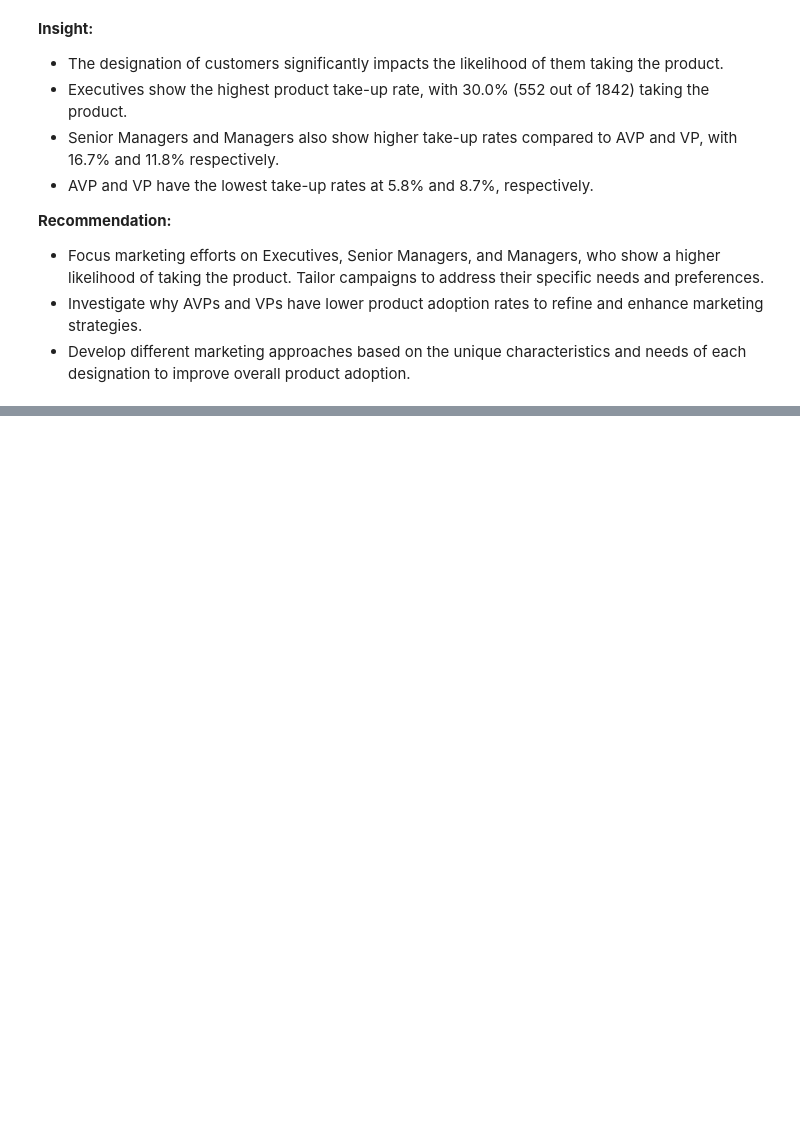
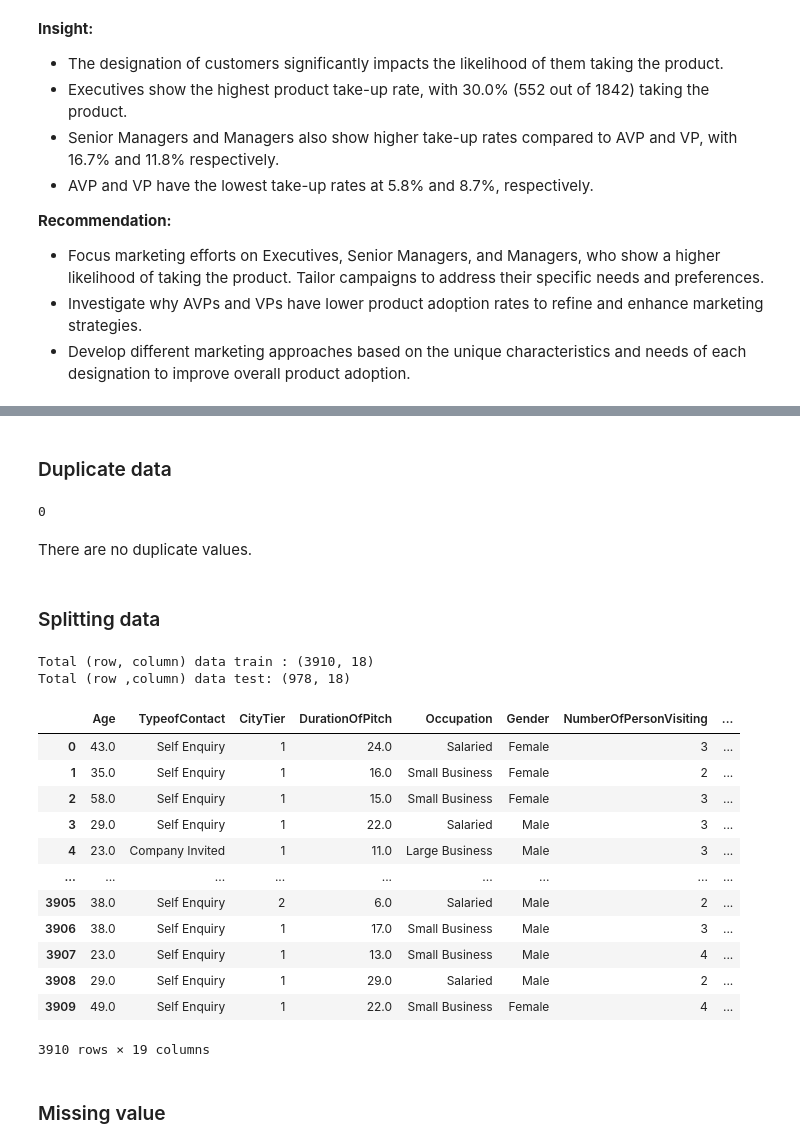
Before and after one commit to kevinusmayadhy/Holiday-Package-Prediction, a Jupyter notebook: Code.ipynb, the cells around one changed output, grey strips where cells are left out. Drawn from its saved outputs; the diff is of its cells as text; code cells hidden in the pictures; blank space fills up the shorter version.

```diff
--- a/Code.ipynb
+++ b/Code.ipynb
@@ -544,0 +553,44 @@ plt.show()
+# %% [markdown]
+### Duplicate data
+# %%
+df.duplicated().sum()
+# %% [output]
+0
+# %% [markdown]
+There are no duplicate values.
+# %% [markdown]
+### Splitting data
+# %%
+def splitting_data(df):
+    X = df.drop(['ProdTaken','CustomerID'], axis=1)
+    y = df['ProdTaken']
+    X_train, X_test, y_train, y_test = train_test_split(X,y,test_size= 0.2, random_state= 31)
+    X_train, X_test, y_train, y_test = X_train.reset_index(drop=True), X_test.reset_index(drop=True), y_train.reset_index(drop=True), y_test.reset_index(drop=True)
+    return X_train, X_test, y_train, y_test
+
+X_train, X_test, y_train, y_test = splitting_data(df)
+print('Total (row, column) data train :', X_train.shape)
+print('Total (row ,column) data test:', X_test.shape)
+# %% [output]
+Total (row, column) data train : (3910, 18)
+Total (row ,column) data test: (978, 18)
+# %%
+df_train = X_train
+df_train['ProdTaken'] = y_train
+df_train
+# %% [output]
+|  | Age | TypeofContact | CityTier | DurationOfPitch | Occupation | Gender | NumberOfPersonVisiting | ... |
+| 0 | 43.0 | Self Enquiry | 1 | 24.0 | Salaried | Female | 3 | ... |
+| 1 | 35.0 | Self Enquiry | 1 | 16.0 | Small Business | Female | 2 | ... |
+| 2 | 58.0 | Self Enquiry | 1 | 15.0 | Small Business | Female | 3 | ... |
+| 3 | 29.0 | Self Enquiry | 1 | 22.0 | Salaried | Male | 3 | ... |
+| 4 | 23.0 | Company Invited | 1 | 11.0 | Large Business | Male | 3 | ... |
+| ... | ... | ... | ... | ... | ... | ... | ... | ... |
+| 3905 | 38.0 | Self Enquiry | 2 | 6.0 | Salaried | Male | 2 | ... |
+| 3906 | 38.0 | Self Enquiry | 1 | 17.0 | Small Business | Male | 3 | ... |
+| 3907 | 23.0 | Self Enquiry | 1 | 13.0 | Small Business | Male | 4 | ... |
+| 3908 | 29.0 | Self Enquiry | 1 | 29.0 | Salaried | Male | 2 | ... |
+| 3909 | 49.0 | Self Enquiry | 1 | 22.0 | Small Business | Female | 4 | ... |
+3910 rows × 19 columns
+# %% [markdown]
+### Missing value
```
Also changed, not shown: parts of 38 cells of this notebook.
